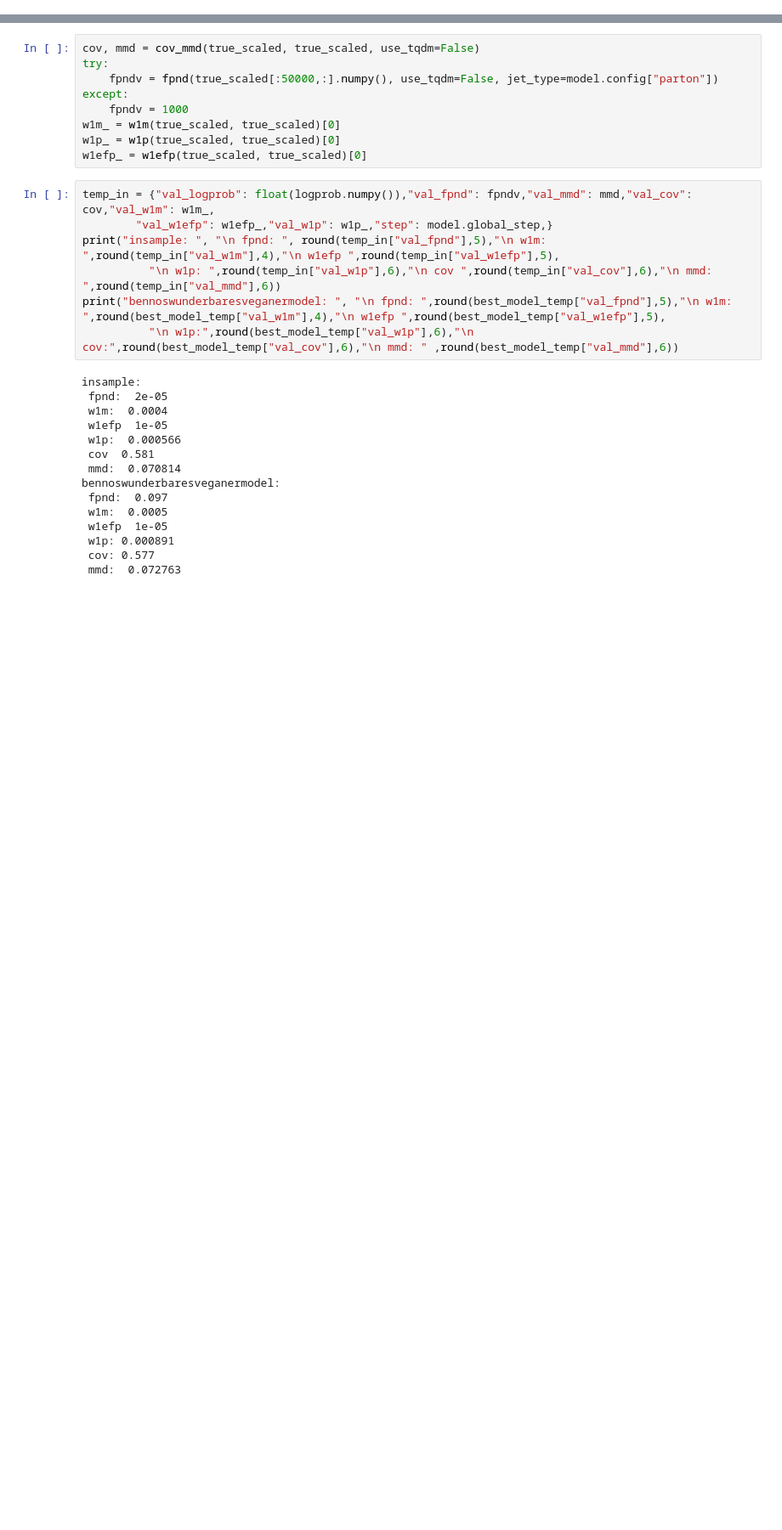
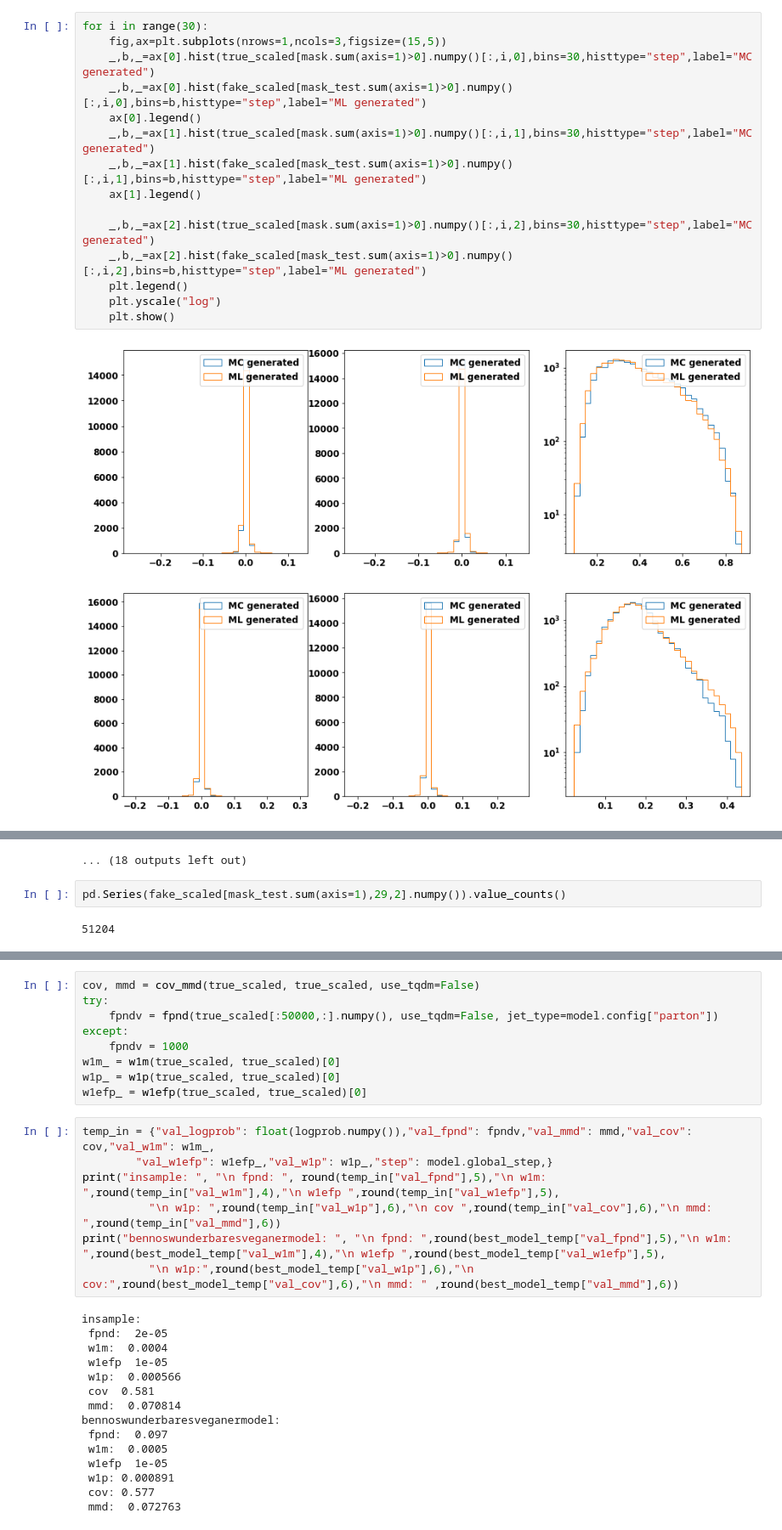
Before and after one commit to kaechb/LitJetNet, a Jupyter notebook: LitNF/plots-trafo-Neurips.ipynb, the cells around one changed output, grey strips where cells are left out. Shown: that part at 85% size. Saved outputs shown, nothing was run; the diff lists cells and outputs as text; blank space fills up the shorter version.

```diff
--- a/LitNF/plots-trafo-Neurips.ipynb
+++ b/LitNF/plots-trafo-Neurips.ipynb
@@ -587,0 +634,18 @@ epoch 0:  {'val_logprob': -0.009441260248422623, 'val_fpnd': 0.09699653709373024
+# %%
+for i in range(30):
+    fig,ax=plt.subplots(nrows=1,ncols=3,figsize=(15,5))
+    _,b,_=ax[0].hist(true_scaled[mask.sum(axis=1)>0].numpy()[:,i,0],bins=30,histtype="step",label="MC generated")
+    _,b,_=ax[0].hist(fake_scaled[mask_test.sum(axis=1)>0].numpy()[:,i,0],bins=b,histtype="step",label="ML generated")
+    ax[0].legend()
+    _,b,_=ax[1].hist(true_scaled[mask.sum(axis=1)>0].numpy()[:,i,1],bins=30,histtype="step",label="MC generated")
+    _,b,_=ax[1].hist(fake_scaled[mask_test.sum(axis=1)>0].numpy()[:,i,1],bins=b,histtype="step",label="ML generated")
+    ax[1].legend()
+
+    _,b,_=ax[2].hist(true_scaled[mask.sum(axis=1)>0].numpy()[:,i,2],bins=30,histtype="step",label="MC generated")
+    _,b,_=ax[2].hist(fake_scaled[mask_test.sum(axis=1)>0].numpy()[:,i,2],bins=b,histtype="step",label="ML generated")
+    plt.legend()
+    plt.yscale("log")
+    plt.show()
+# %% [output]
+[figure, added]
+[figure, added]
@@ -587,0 +662,5 @@ epoch 0:  {'val_logprob': -0.009441260248422623, 'val_fpnd': 0.09699653709373024
+... (18 outputs left out)
+# %%
+pd.Series(fake_scaled[mask_test.sum(axis=1),29,2].numpy()).value_counts()
+# %% [output]
+51204
```
Also changed, not shown: parts of 10 cells of this notebook, 5 other files.
